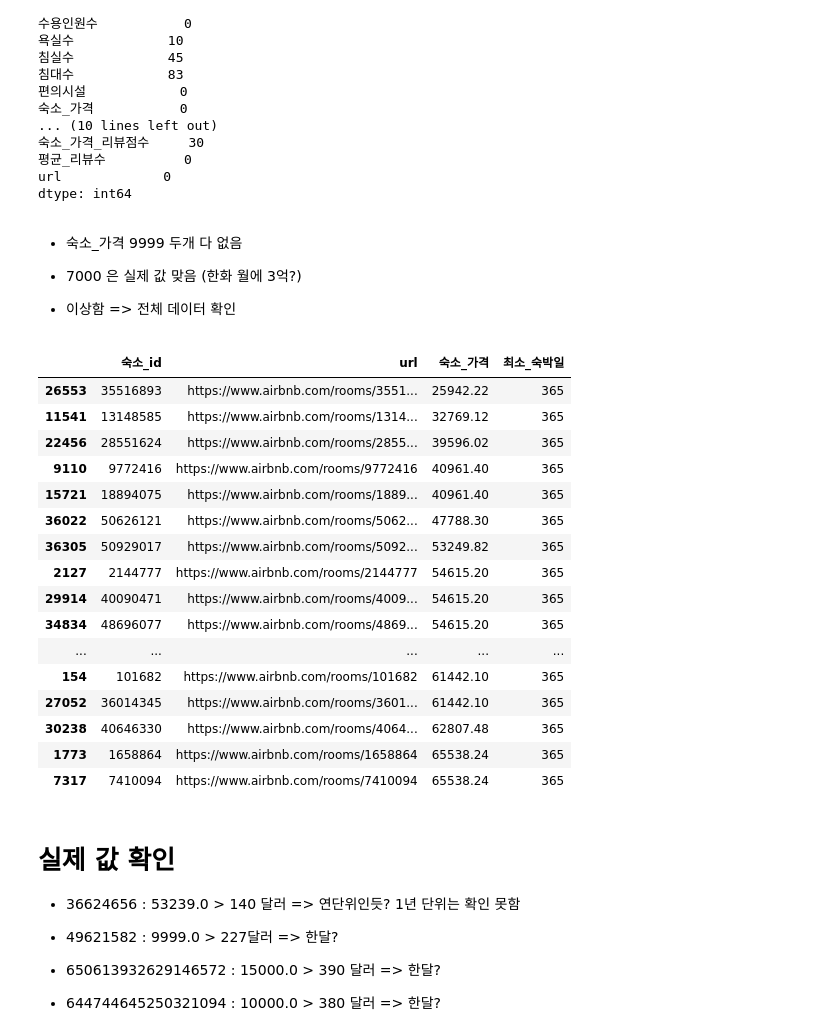
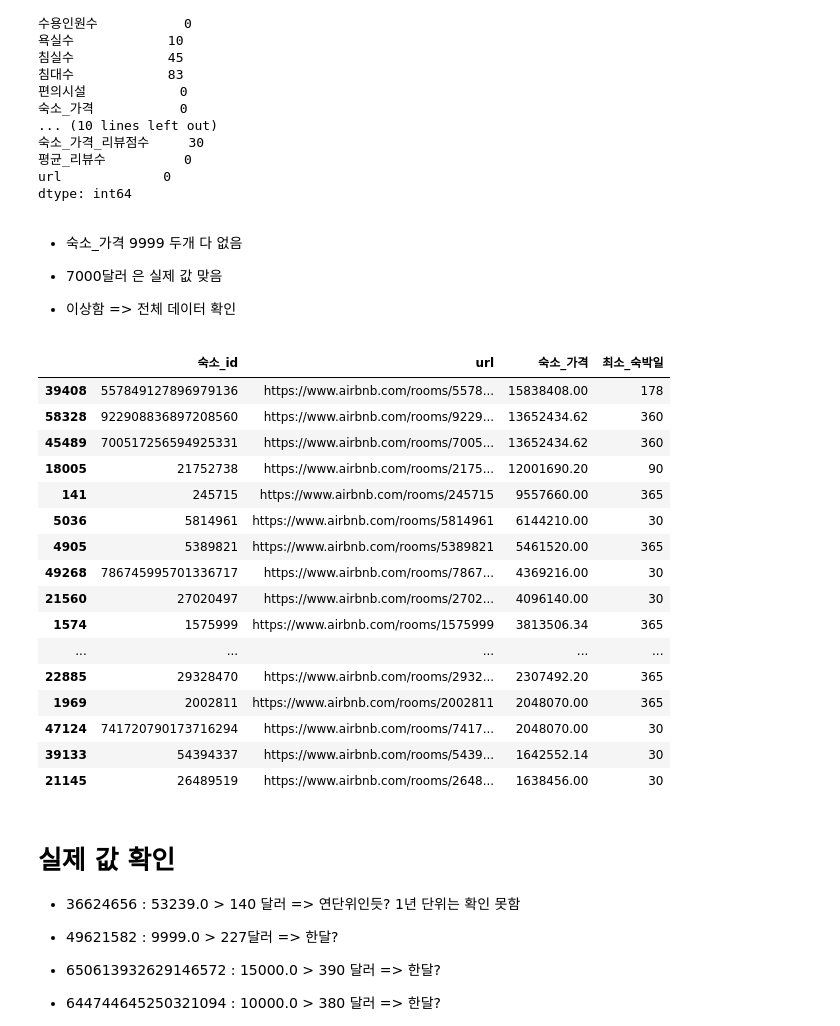
Before and after one commit to minseokpark6/WeeklyProject_Group3, a Jupyter notebook: Code/InwooChoi/파리_가격_전처리.ipynb, the cells around one changed output. Saved outputs shown, nothing was run; the diff lists cells and outputs as text; code cells hidden in the pictures.

```diff
--- a/Code/InwooChoi/파리_가격_전처리.ipynb
+++ b/Code/InwooChoi/파리_가격_전처리.ipynb
@@ -369,29 +365,29 @@ dtype: int64
 # %% [markdown]
 - 숙소_가격 9999 두개 다 없음
 
-- 7000 은 실제 값 맞음 (한화 월에 3억?)
+- 7000달러 은 실제 값 맞음
 
 - 이상함 => 전체 데이터 확인
 # %%
-check1[check1['최소_숙박일'] >= 360][['숙소_id', 'url', '숙소_가격','최소_숙박일']].sort_values(by='숙소_가격', ascending=True).head(20)
+check1[check1['최소_숙박일'] >= 30][['숙소_id', 'url', '숙소_가격','최소_숙박일']].sort_values(by='숙소_가격', ascending=False).head(20)
 # %% [output]
 |  | 숙소_id | url | 숙소_가격 | 최소_숙박일 |
-| 26553 | 35516893 | https://www.airbnb.com/rooms/3551... | 25942.22 | 365 |
-| 11541 | 13148585 | https://www.airbnb.com/rooms/1314... | 32769.12 | 365 |
-| 22456 | 28551624 | https://www.airbnb.com/rooms/2855... | 39596.02 | 365 |
-| 9110 | 9772416 | https://www.airbnb.com/rooms/9772416 | 40961.40 | 365 |
-| 15721 | 18894075 | https://www.airbnb.com/rooms/1889... | 40961.40 | 365 |
-| 36022 | 50626121 | https://www.airbnb.com/rooms/5062... | 47788.30 | 365 |
-| 36305 | 50929017 | https://www.airbnb.com/rooms/5092... | 53249.82 | 365 |
-| 2127 | 2144777 | https://www.airbnb.com/rooms/2144777 | 54615.20 | 365 |
-| 29914 | 40090471 | https://www.airbnb.com/rooms/4009... | 54615.20 | 365 |
-| 34834 | 48696077 | https://www.airbnb.com/rooms/4869... | 54615.20 | 365 |
+| 39408 | 557849127896979136 | https://www.airbnb.com/rooms/5578... | 15838408.00 | 178 |
+| 58328 | 922908836897208560 | https://www.airbnb.com/rooms/9229... | 13652434.62 | 360 |
+| 45489 | 700517256594925331 | https://www.airbnb.com/rooms/7005... | 13652434.62 | 360 |
+| 18005 | 21752738 | https://www.airbnb.com/rooms/2175... | 12001690.20 | 90 |
+| 141 | 245715 | https://www.airbnb.com/rooms/245715 | 9557660.00 | 365 |
+| 5036 | 5814961 | https://www.airbnb.com/rooms/5814961 | 6144210.00 | 30 |
+| 4905 | 5389821 | https://www.airbnb.com/rooms/5389821 | 5461520.00 | 365 |
+| 49268 | 786745995701336717 | https://www.airbnb.com/rooms/7867... | 4369216.00 | 30 |
+| 21560 | 27020497 | https://www.airbnb.com/rooms/2702... | 4096140.00 | 30 |
+| 1574 | 1575999 | https://www.airbnb.com/rooms/1575999 | 3813506.34 | 365 |
 | ... | ... | ... | ... | ... |
-| 154 | 101682 | https://www.airbnb.com/rooms/101682 | 61442.10 | 365 |
-| 27052 | 36014345 | https://www.airbnb.com/rooms/3601... | 61442.10 | 365 |
-| 30238 | 40646330 | https://www.airbnb.com/rooms/4064... | 62807.48 | 365 |
-| 1773 | 1658864 | https://www.airbnb.com/rooms/1658864 | 65538.24 | 365 |
-| 7317 | 7410094 | https://www.airbnb.com/rooms/7410094 | 65538.24 | 365 |
+| 22885 | 29328470 | https://www.airbnb.com/rooms/2932... | 2307492.20 | 365 |
+| 1969 | 2002811 | https://www.airbnb.com/rooms/2002811 | 2048070.00 | 365 |
+| 47124 | 741720790173716294 | https://www.airbnb.com/rooms/7417... | 2048070.00 | 30 |
+| 39133 | 54394337 | https://www.airbnb.com/rooms/5439... | 1642552.14 | 30 |
+| 21145 | 26489519 | https://www.airbnb.com/rooms/2648... | 1638456.00 | 30 |
 # %% [markdown]
 # 실제 값 확인
 - 36624656  : 53239.0 >  140 달러   => 연단위인듯? 1년 단위는 확인 못함
```
Also changed, not shown: parts of 8 cells of this notebook, 1 other file.
